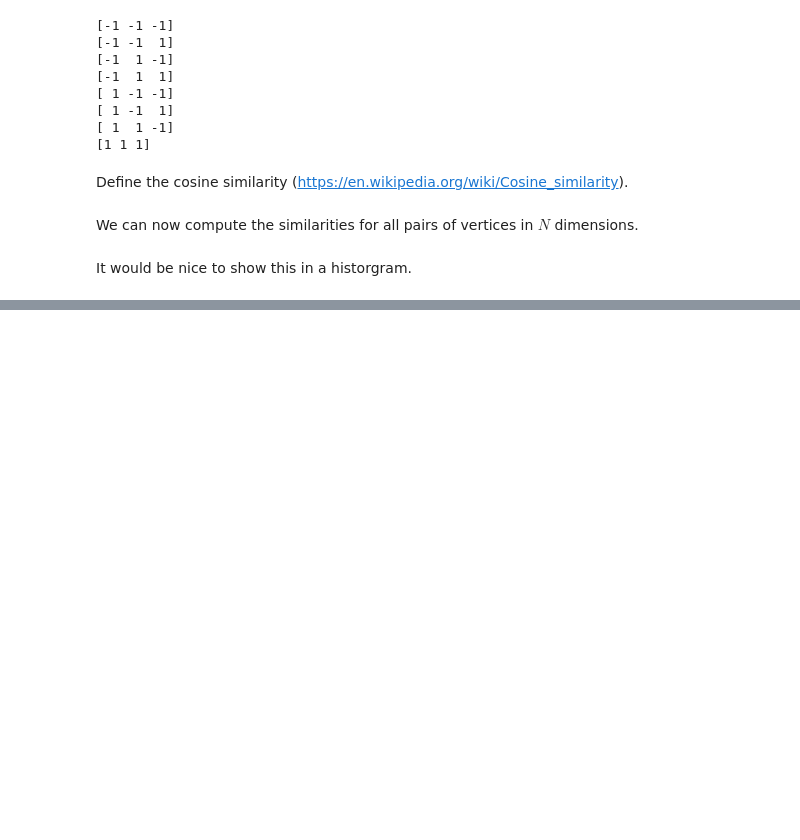
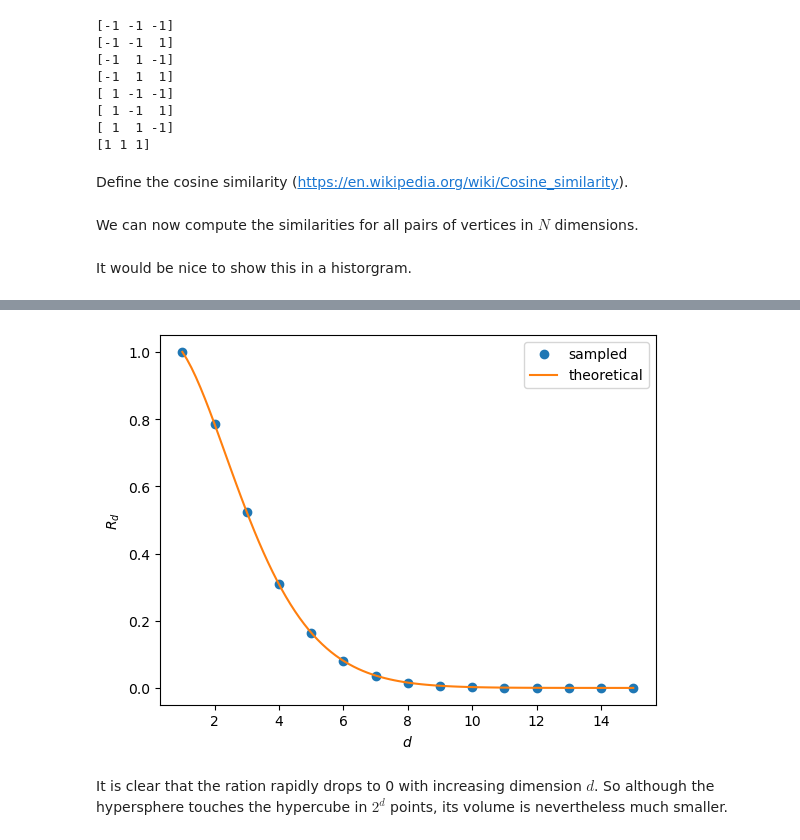
Before and after one commit to gjbex/Machine-learning-with-Python, a Jupyter notebook: source-code/curse_of_dimensionality.ipynb, the cells around one changed output, grey strips where cells are left out. Saved outputs shown, nothing was run; the diff lists cells and outputs as text; code cells hidden in the pictures; blank space fills up the shorter version.

```diff
--- a/source-code/curse_of_dimensionality.ipynb
+++ b/source-code/curse_of_dimensionality.ipynb
@@ -70,0 +109,13 @@ plot_similarities(10)
+# %%
+d = np.linspace(1.0, 15.0, 101)
+R_d = np.pi**(d/2)/(d*2**(d - 1)*sp.special.gamma(d/2))
+# %%
+plt.plot(dims, ratios, 'o', label='sampled');
+plt.xlabel('$d$');
+plt.ylabel('$R_d$');
+plt.plot(d, R_d, label='theoretical');
+plt.legend();
+# %% [output]
+[figure, added]
+# %% [markdown]
+It is clear that the ration rapidly drops to 0 with increasing dimension $d$. So although the hypersphere touches the hypercube in $2^d$ points, its volume is nevertheless much smaller.
```
Also changed, not shown: parts of 17 cells of this notebook.
